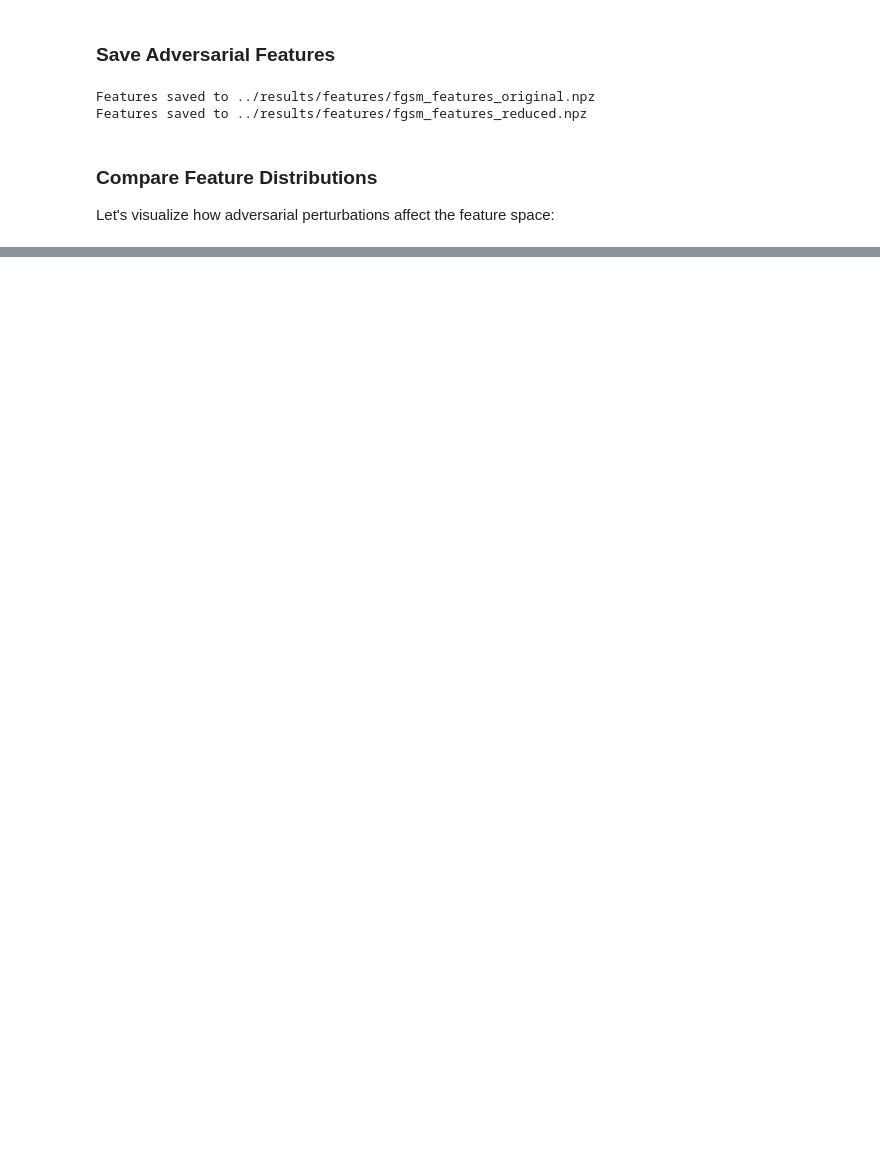
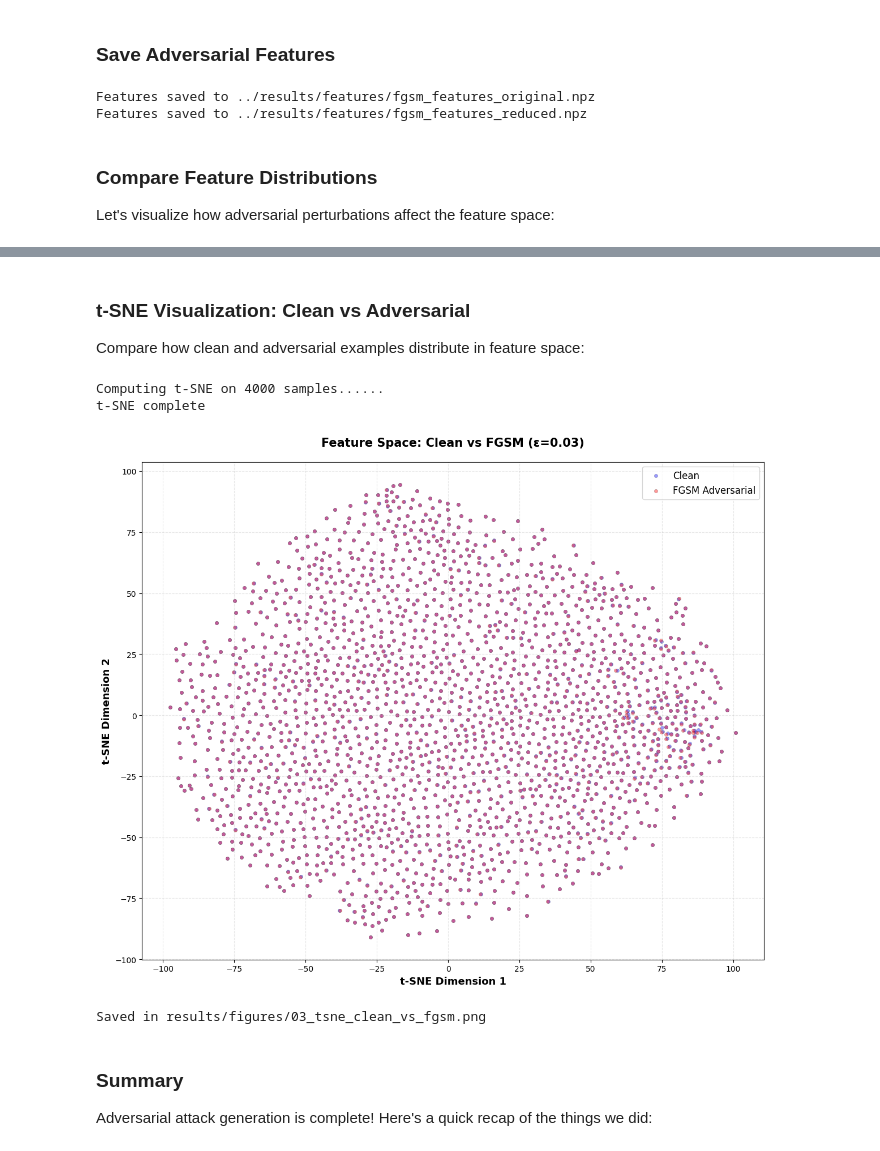
Before and after one commit to ShawarmaOnGit/tda-adversarial-detection, a Jupyter notebook: notebooks/03_adversarial_attacks.ipynb, the cells around one changed output, grey strips where cells are left out. Saved outputs shown, nothing was run; the diff lists cells and outputs as text; code cells hidden in the pictures; blank space fills up the shorter version.

Commit message:
feat: Finish FGSM attack in 03_adversarial_attacks.ipynb

```diff
--- a/notebooks/03_adversarial_attacks.ipynb
+++ b/notebooks/03_adversarial_attacks.ipynb
@@ -344,0 +378,70 @@ Let's visualize how adversarial perturbations affect the feature space:
+# %% [markdown]
+### t-SNE Visualization: Clean vs Adversarial
+
+Compare how clean and adversarial examples distribute in feature space:
+# %%
+# Let's pick a subset for faster t-SNE:
+n_vis = 2000
+combined_features = np.vstack([
+    clean_features_reduced[:n_vis],
+    fgsm_features_reduced[:n_vis]
+])
+
+# Create labels (0 = clean, 1 = adversarial)
+attack_labels = np.concatenate([np.zeros(n_vis),np.ones(n_vis)])
+
+print(f"Computing t-SNE on {len(combined_features)} samples......")
+tsne = TSNE(n_components=2, random_state=42, perplexity=30)
+features_2d = tsne.fit_transform(combined_features)
+print("t-SNE complete")
+# %% [output]
+Computing t-SNE on 4000 samples......
+t-SNE complete
+# %%
+fig, ax = plt.subplots(figsize=(12, 10))    # t-SNE
+
+# ---- clean = blue & adversarial = red ----
+clean_mask = (attack_labels == 0)
+adv_mask = (attack_labels == 1)
+
+ax.scatter(
+    features_2d[clean_mask, 0],
+    features_2d[clean_mask, 1],
+    c='blue',
+    alpha=0.4,
+    s=20,
+    label='Clean',
+    edgecolors='black',
+    linewidth=0.3
+)
+
+ax.scatter(
+    features_2d[adv_mask, 0],
+    features_2d[adv_mask, 1],
+    c='red',
+    alpha=0.4,
+    s=20,
+    label='FGSM Adversarial',
+    edgecolors='black',
+    linewidth=0.3
+)
+
+ax.set_xlabel('t-SNE Dimension 1', fontsize=13, fontweight='bold')
+ax.set_ylabel('t-SNE Dimension 2', fontsize=13, fontweight='bold')
+ax.set_title(f'Feature Space: Clean vs FGSM (ε={epsilon})',
+             fontsize=15, fontweight='bold', pad=20)
+ax.legend(fontsize=12, loc='best')
+ax.grid(alpha=0.3, linestyle='--')
+
+plt.tight_layout()
+plt.savefig('../results/figures/03_tsne_clean_vs_fgsm.png', bbox_inches='tight')
+plt.show()
+
+print("Saved in results/figures/03_tsne_clean_vs_fgsm.png")
+# %% [output]
+[figure, added]
+Saved in results/figures/03_tsne_clean_vs_fgsm.png
+# %% [markdown]
+### Summary
+
+Adversarial attack generation is complete! Here's a quick recap of the things we did:
```
Also changed, not shown: parts of 4 cells of this notebook, 1 other file.
